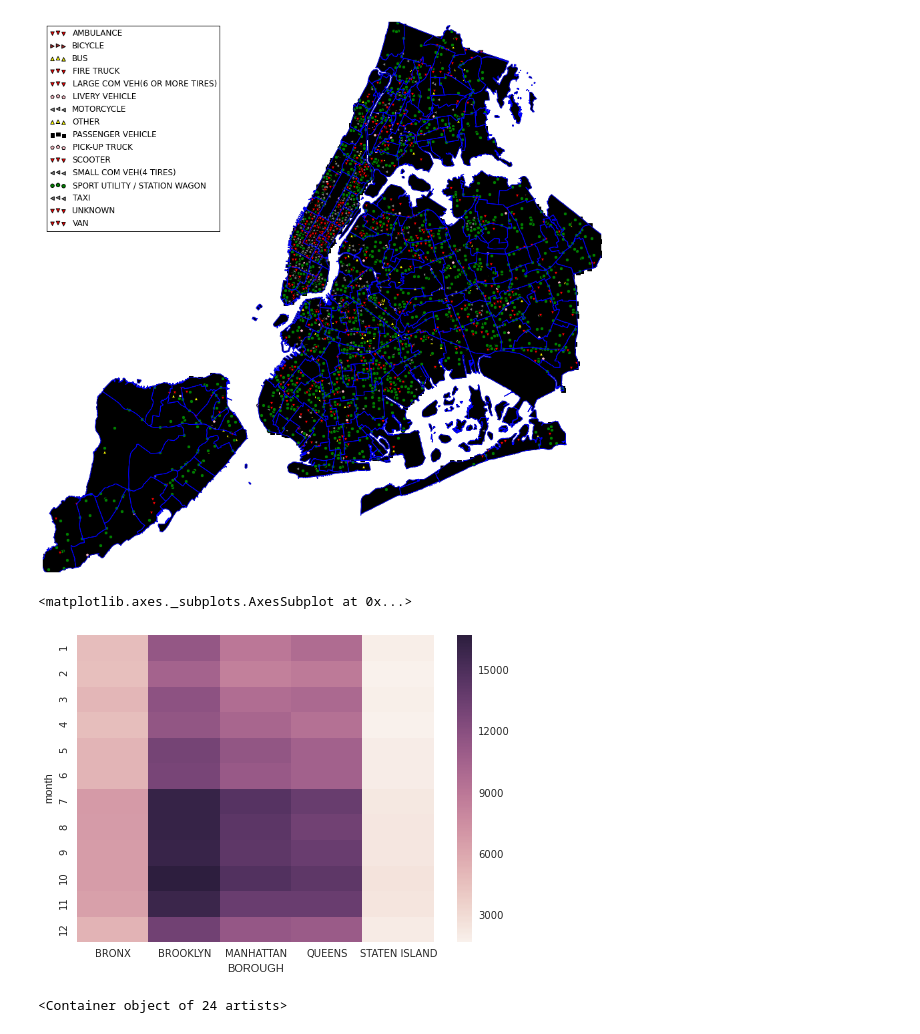
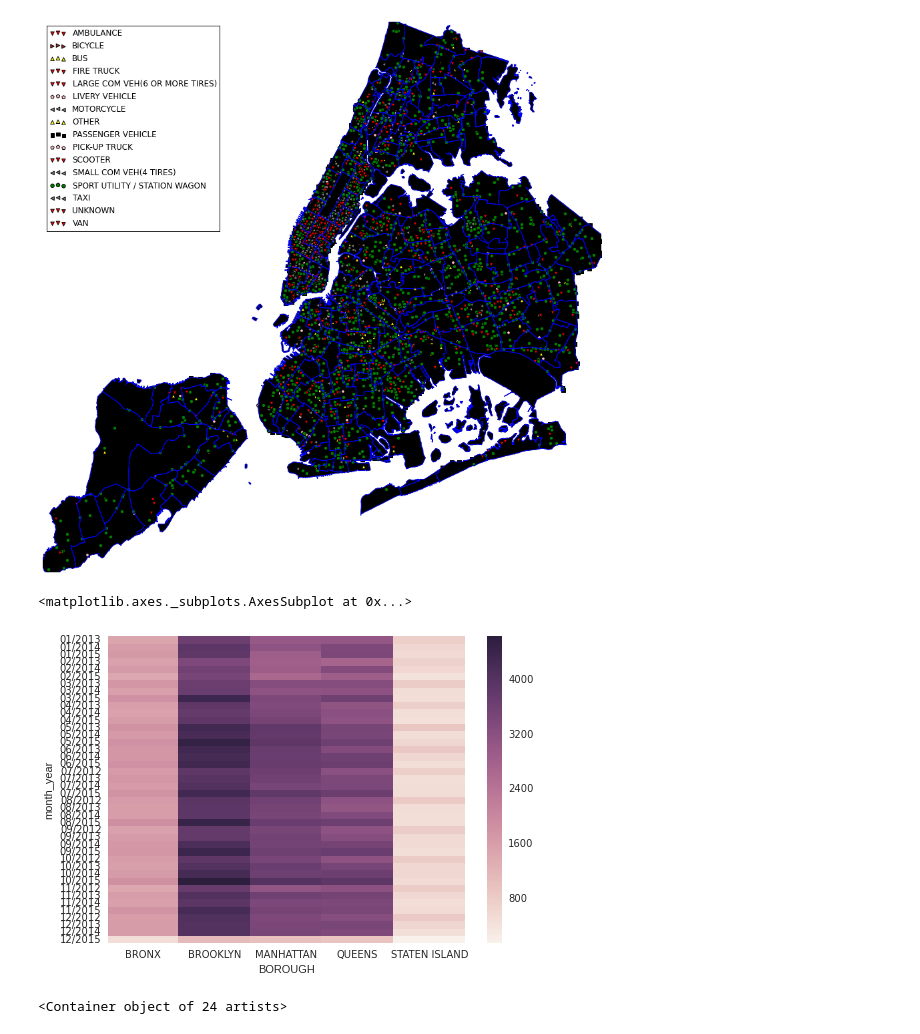
Before and after one commit to maltandhop/technosphere, a Jupyter notebook: project.ipynb, the cells around one changed output. Cells and saved outputs as stored; diff of their text form; code cells hidden in the pictures.

Commit message:
Nicer heatmap

```diff
--- a/project.ipynb
+++ b/project.ipynb
@@ -78,7 +78,9 @@ def transform(x):
 nice_dates["DATE"] = data["DATE"].apply(transform)
 
 def transform(x):
-    return "{0}/{1}".format(*x.split('/'))
+    s = x.split('/')
+    return "{0}/{1}".format(s[0], s[2])
+
 nice_dates["month_year"] = data["DATE"].apply(transform)
 # %%
 grouped_by_date = data.groupby(by=["DATE"])
@@ -193,15 +195,15 @@ fig.set_size_inches(15,15)
 [figure]
 # %%
 import seaborn as sns
-t = nice_dates[["BOROUGH", "month"]]
+t = nice_dates[["BOROUGH", "month_year"]]
 names = t.groupby("BOROUGH").groups.keys()
-g = t.groupby(["month", "BOROUGH"], as_index=False).size()
+g = t.groupby(["month_year", "BOROUGH"], as_index=False).size()
 g = g.unstack(level=-1)
 
 sns.heatmap(g)
 # %% [output]
 <matplotlib.axes._subplots.AxesSubplot at 0x...>
-[figure, old version]
+[figure, new version]
 # %%
 nice_dates['hour'] = data["TIME"].apply(lambda x: int(x.split(':')[0]))
 # %%
```
